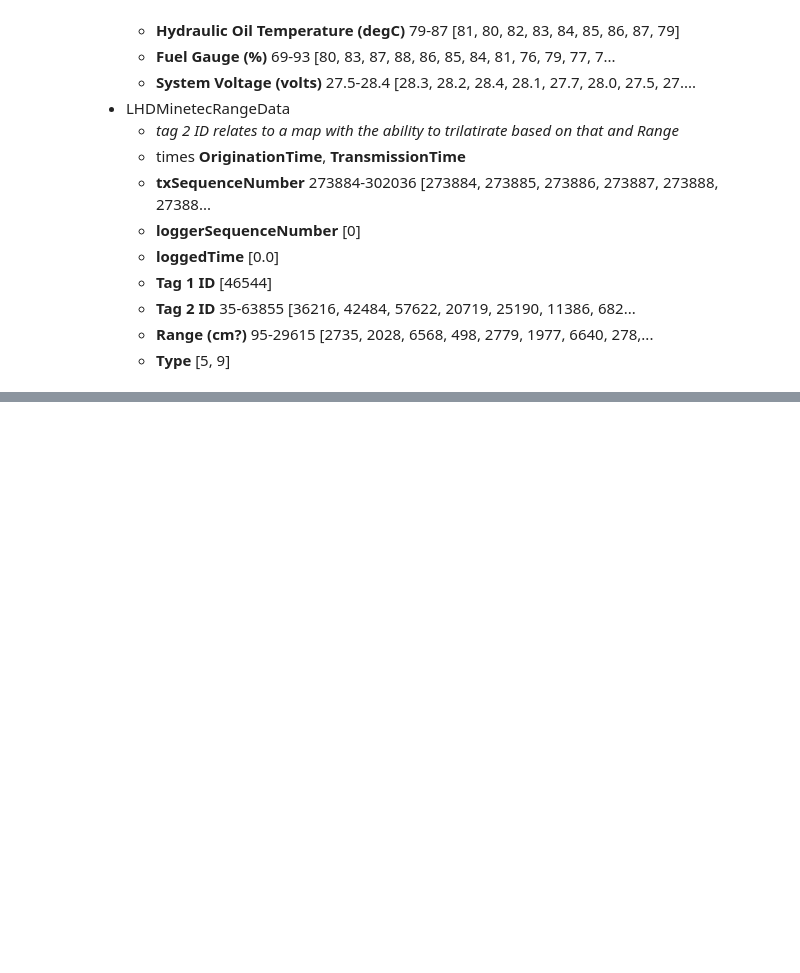
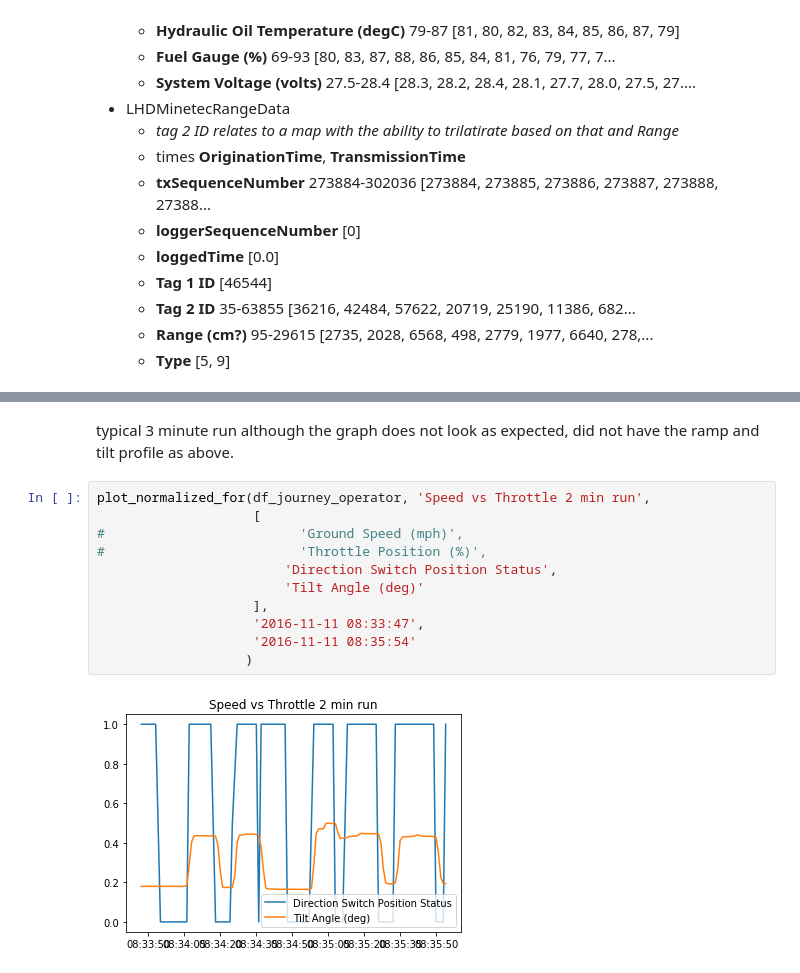
Before and after one commit to saramic/roxoff, a Jupyter notebook: prelim_analysis/Vehicle_data_overview.ipynb, the cells around one changed output, grey strips where cells are left out. Saved outputs shown, nothing was run; the diff lists cells and outputs as text; blank space fills up the shorter version.

```diff
--- a/prelim_analysis/Vehicle_data_overview.ipynb
+++ b/prelim_analysis/Vehicle_data_overview.ipynb
@@ -281,0 +465,15 @@ for name in glob.glob(all_dir + 'LHDIMUData*'):
+# %% [markdown]
+typical 3 minute run although the graph does not look as expected, did not have the ramp and tilt profile as above.
+# %%
+plot_normalized_for(df_journey_operator, 'Speed vs Throttle 2 min run',
+                    [
+#                         'Ground Speed (mph)',
+#                         'Throttle Position (%)',
+                        'Direction Switch Position Status',
+                        'Tilt Angle (deg)'
+                    ],
+                    '2016-11-11 08:33:47',
+                    '2016-11-11 08:35:54'
+                   )
+# %% [output]
+[figure, added]
```
Also changed, not shown: parts of 21 cells of this notebook.
